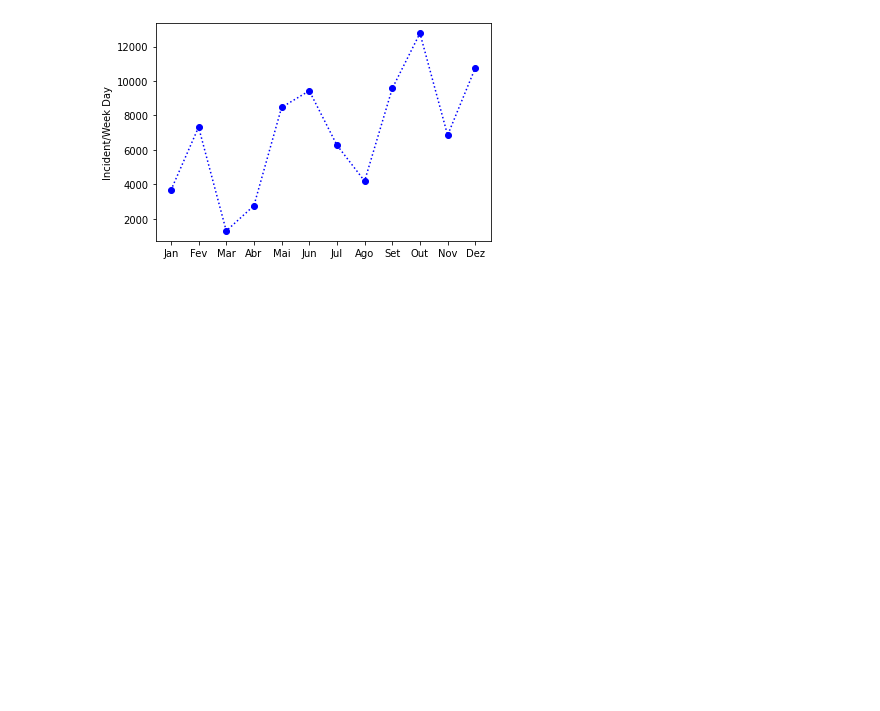
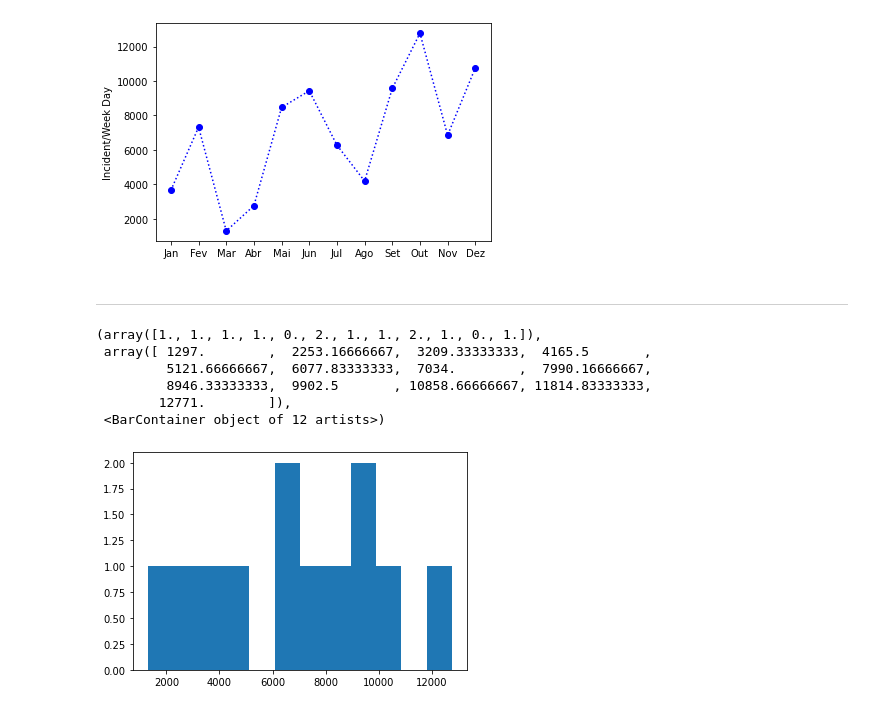
Before and after one commit to BenjamimOliveira/MLFA_CSC_TP2, a Jupyter notebook: Traffic_Incidents_Braga/dataViz.ipynb, the cells around one changed output. Drawn from its saved outputs; the diff is of its cells as text; code cells hidden in the pictures; blank space fills up the shorter version.

```diff
--- a/Traffic_Incidents_Braga/dataViz.ipynb
+++ b/Traffic_Incidents_Braga/dataViz.ipynb
@@ -103,3 +105,24 @@ plt.ylabel('Incident/Week Day')
 plt.show()
 # %% [output]
 [figure]
+# %% [markdown]
+-----------
+# %%
+# help vars
+meses = [0]*12
+mesesStr = ["Jan","Fev","Mar","Abr","Mai","Jun","Jul","Ago","Set","Out","Nov","Dez"]
+distro = data.incident_date
+
+# group incidents by week day
+for x in list(distro):
+    meses[x.month-1]+=1
+# %%
+plt.hist(meses, bins=12)
+# %% [output]
+(array([1., 1., 1., 1., 0., 2., 1., 1., 2., 1., 0., 1.]),
+ array([ 1297.        ,  2253.16666667,  3209.33333333,  4165.5       ,
+         5121.66666667,  6077.83333333,  7034.        ,  7990.16666667,
+         8946.33333333,  9902.5       , 10858.66666667, 11814.83333333,
+        12771.        ]),
+ <BarContainer object of 12 artists>)
+[figure, added]
```
Also changed, not shown: parts of 1 cell of this notebook.
